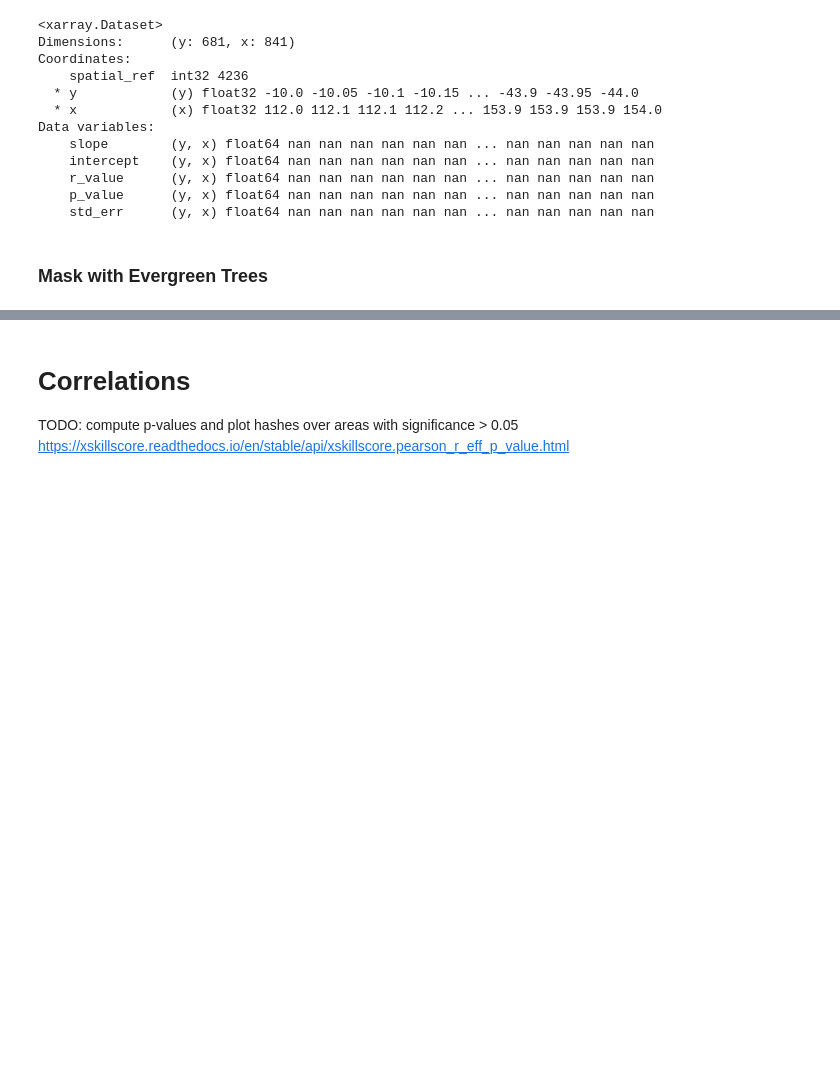
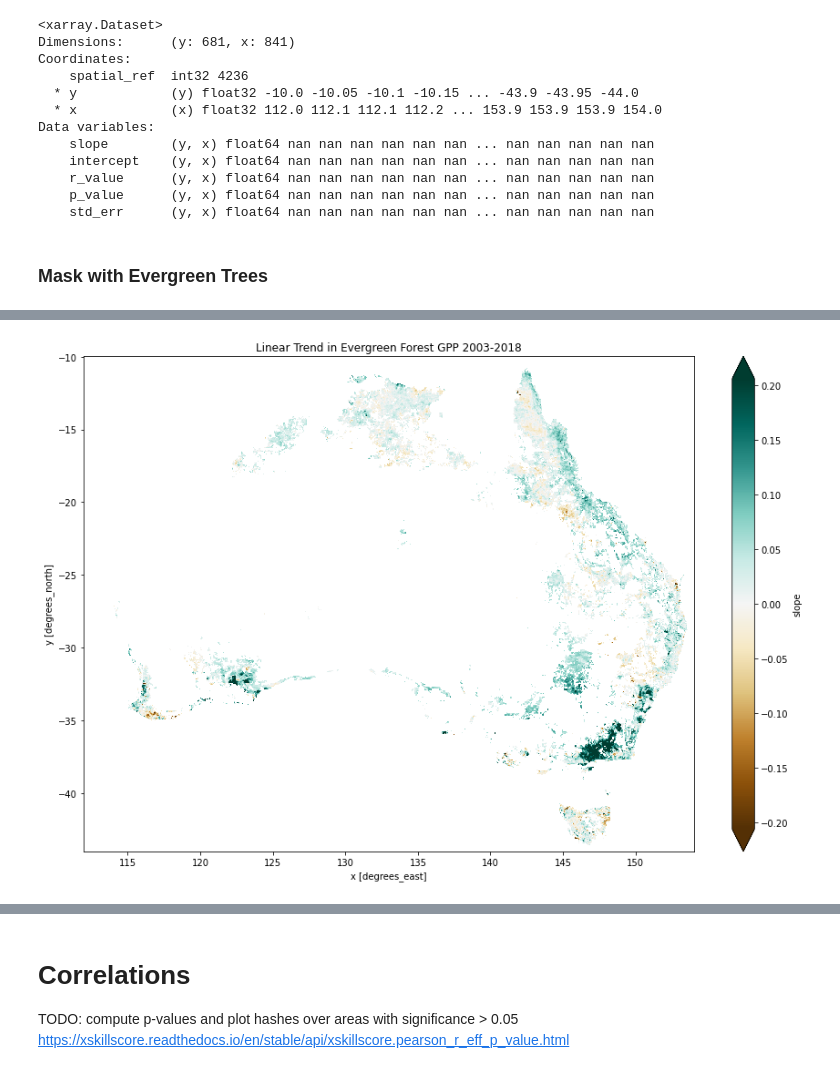
Before and after one commit to cbur24/NEE_modelling, a Jupyter notebook: 7_Analyse_predictions.ipynb, the cells around one changed output, grey strips where cells are left out. Drawn from its saved outputs; the diff is of its cells as text; code cells hidden in the pictures; blank space fills up the shorter version.

```diff
--- a/7_Analyse_predictions.ipynb
+++ b/7_Analyse_predictions.ipynb
@@ -123,3 +164,8 @@ trees = lc.PFT == 10
+# %%
+ds_out.slope.where(trees).plot.imshow(size=10, robust=True, cmap='BrBG')
+plt.title('Linear Trend in Evergreen Forest GPP 2003-2018');
+# %% [output]
+[figure, added]
 # %%
 ds_out.slope.plot.imshow(size=10, robust=True, cmap='BrBG')
 plt.title('Linear Trend in Evergreen Forest GPP 2003-2018');
```
Also changed, not shown: parts of 13 cells of this notebook, 40 other files.
